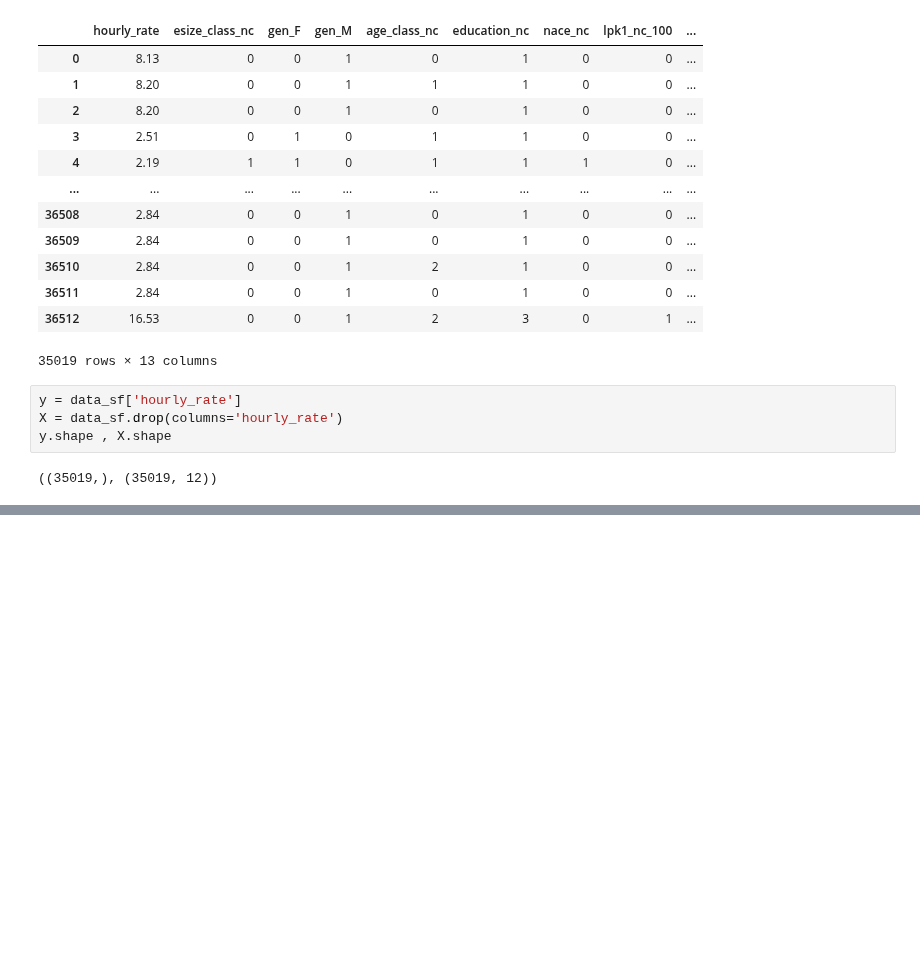
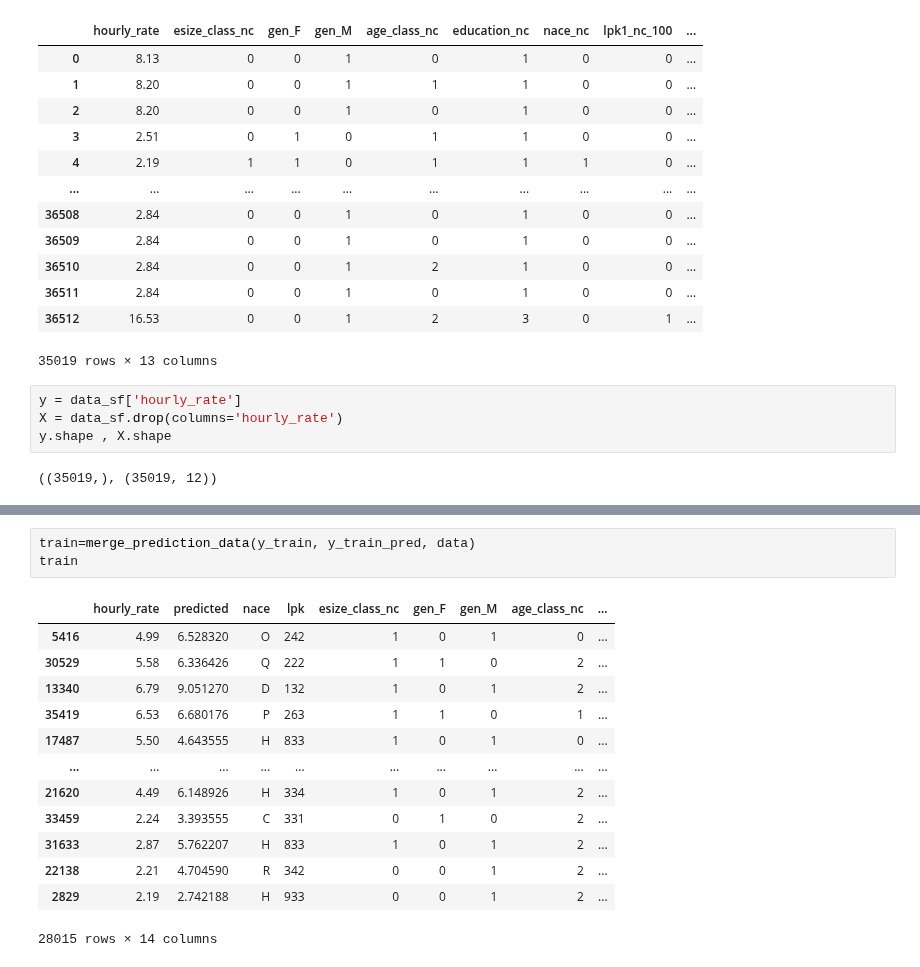
Before and after one commit to EdvinasStonevicius/LT-national-salary-analysis, a Jupyter notebook: python/03-Machine_learning_0_base.ipynb, the cells around one changed output, grey strips where cells are left out. Cells and saved outputs as stored; diff of their text form; blank space fills up the shorter version.

```diff
--- a/python/03-Machine_learning_0_base.ipynb
+++ b/python/03-Machine_learning_0_base.ipynb
@@ -84,0 +100,17 @@ y_pred = model_LR.predict(X_test)
+# %%
+train=merge_prediction_data(y_train, y_train_pred, data)
+train
+# %% [output]
+|  | hourly_rate | predicted | nace | lpk | esize_class_nc | gen_F | gen_M | age_class_nc | ... |
+| 5416 | 4.99 | 6.528320 | O | 242 | 1 | 0 | 1 | 0 | ... |
+| 30529 | 5.58 | 6.336426 | Q | 222 | 1 | 1 | 0 | 2 | ... |
+| 13340 | 6.79 | 9.051270 | D | 132 | 1 | 0 | 1 | 2 | ... |
+| 35419 | 6.53 | 6.680176 | P | 263 | 1 | 1 | 0 | 1 | ... |
+| 17487 | 5.50 | 4.643555 | H | 833 | 1 | 0 | 1 | 0 | ... |
+| ... | ... | ... | ... | ... | ... | ... | ... | ... | ... |
+| 21620 | 4.49 | 6.148926 | H | 334 | 1 | 0 | 1 | 2 | ... |
+| 33459 | 2.24 | 3.393555 | C | 331 | 0 | 1 | 0 | 2 | ... |
+| 31633 | 2.87 | 5.762207 | H | 833 | 1 | 0 | 1 | 2 | ... |
+| 22138 | 2.21 | 4.704590 | R | 342 | 0 | 0 | 1 | 2 | ... |
+| 2829 | 2.19 | 2.742188 | H | 933 | 0 | 0 | 1 | 2 | ... |
+28015 rows × 14 columns
```
Also changed, not shown: parts of 20 cells of this notebook.
